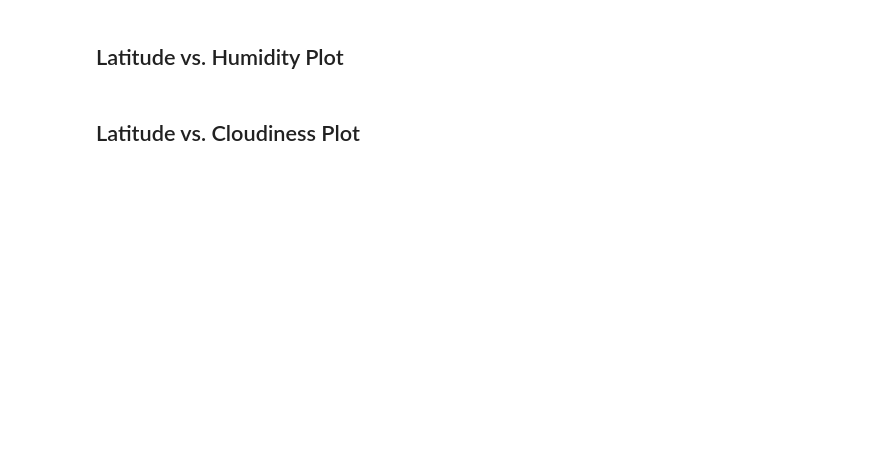
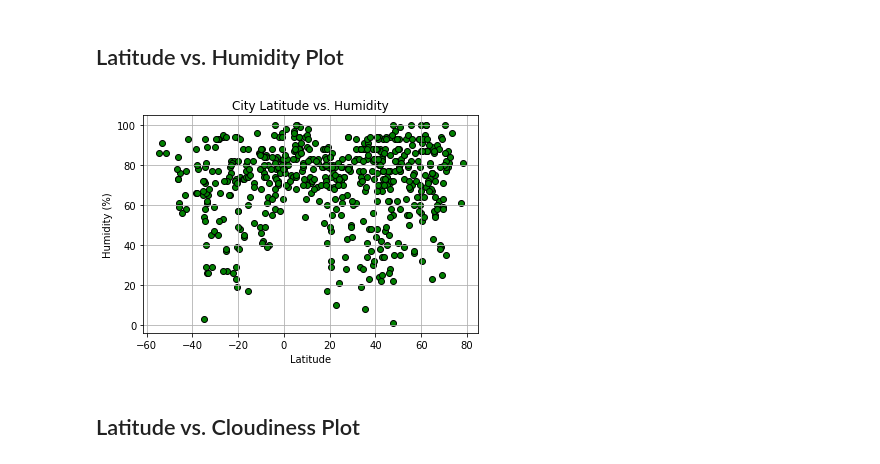
Before and after one commit to emilyfrels/python-api-challenge, a Jupyter notebook: WeatherPy/WeatherPy.ipynb, the cells around one changed output. Saved outputs shown, nothing was run; the diff lists cells and outputs as text; code cells hidden in the pictures; blank space fills up the shorter version.

```diff
--- a/WeatherPy/WeatherPy.ipynb
+++ b/WeatherPy/WeatherPy.ipynb
@@ -184,4 +200,20 @@ clean_city_data_df.to_csv(output_data_file)
 # %% [markdown]
 ## Latitude vs. Humidity Plot
+# %%
+# Build scatter plot for latitude vs. humidity
+plt.scatter(clean_city_data_df["Latitude"], clean_city_data_df["Humidity"], marker="o", facecolors="green", edgecolors="black")
+
+# Format scatter plot
+plt.title("City Latitude vs. Humidity")
+plt.xlabel("Latitude")
+plt.ylabel("Humidity (%)")
+plt.grid(True)
+
+# Save the figure
+plt.savefig("output_data/CityLatitudeVsHumidity.png")
+
+plt.show()
+# %% [output]
+[figure, added]
 # %% [markdown]
 ## Latitude vs. Cloudiness Plot
```
Also changed, not shown: parts of 3 cells of this notebook, 5 other files.
